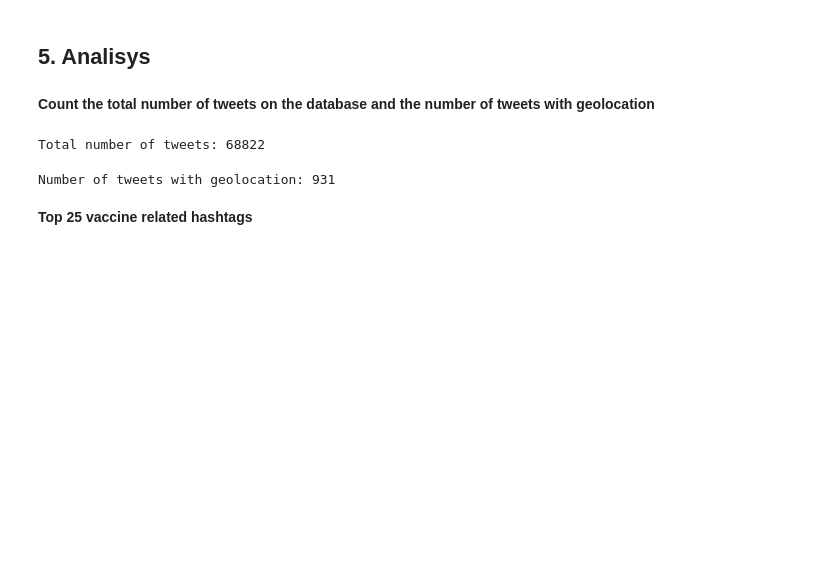
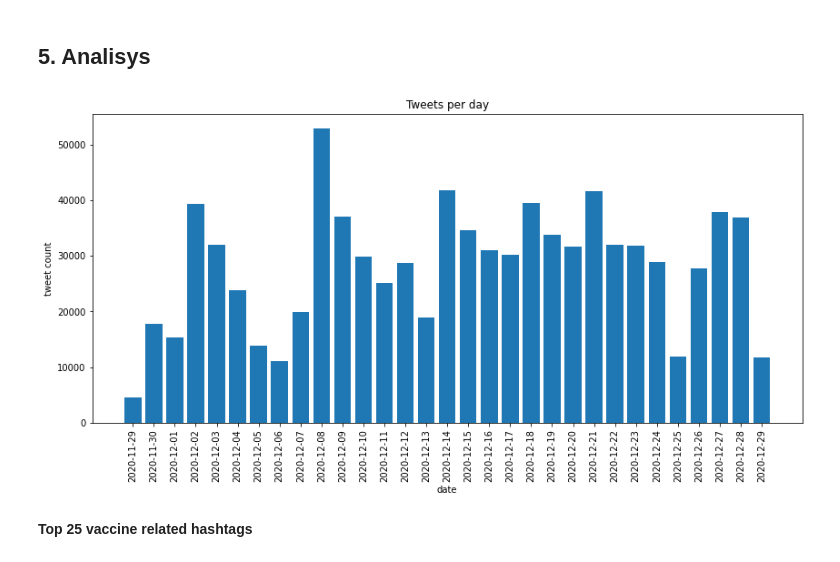
Before and after one commit to albertrial/covid-vaccine-tweets-study, a Jupyter notebook: BDA-Project-RafelPalliser-AlbertRial.ipynb, the cells around one changed output. Saved outputs shown, nothing was run; the diff lists cells and outputs as text; code cells hidden in the pictures; blank space fills up the shorter version.

```diff
--- a/BDA-Project-RafelPalliser-AlbertRial.ipynb
+++ b/BDA-Project-RafelPalliser-AlbertRial.ipynb
@@ -611,18 +633,15 @@ Note that this tweet, which hadn't a `place` field, was matched with the known l
 To conclude, we have been able to use Carmen's database on our convinience, creating a cleaned database with lots of non-overlapping aliases and a robust matching algorithm that allows us doing geolocation analysis.
 # %% [markdown]
 ## 5. Analisys
-# %% [markdown]
-**Count the total number of tweets on the database and the number of tweets with geolocation**
-# %%
-print("Total number of tweets:", tweets.count_documents({}))
-# %% [output]
-Total number of tweets: 68822
-# %%
-count_with_geo = tweets.count_documents({'$or': [
-                                                {'geo': {'$ne': None}},
-                                                {'coordinates': {'$ne': None}},
-                                                {'place': {'$ne': None}}
-                                        ]},{})
-print("Number of tweets with geolocation:", count_with_geo)
-# %% [output]
-Number of tweets with geolocation: 931
+# %%
+pipeline = [
+    {'$group': {'_id': '$date', 'count': {'$sum': 1}}},
+    {"$sort": SON([('_id', pymongo.ASCENDING)])},
+]
+res = tweets.aggregate(pipeline)
+
+days = []
+counts = []
+for day in res:
+    days.append(day['_id'])
+    counts.append(day['count'])
@@ -629,3 +650,7 @@ Number of tweets with geolocation: 931
+# %%
+barplot(days, counts, 'Tweets per day', 'date', 'tweet count', 90, (14, 8))
+# %% [output]
+[figure, added]
 # %% [markdown]
 **Top 25 vaccine related hashtags**
 # %%
```
Also changed, not shown: parts of 14 cells of this notebook.
